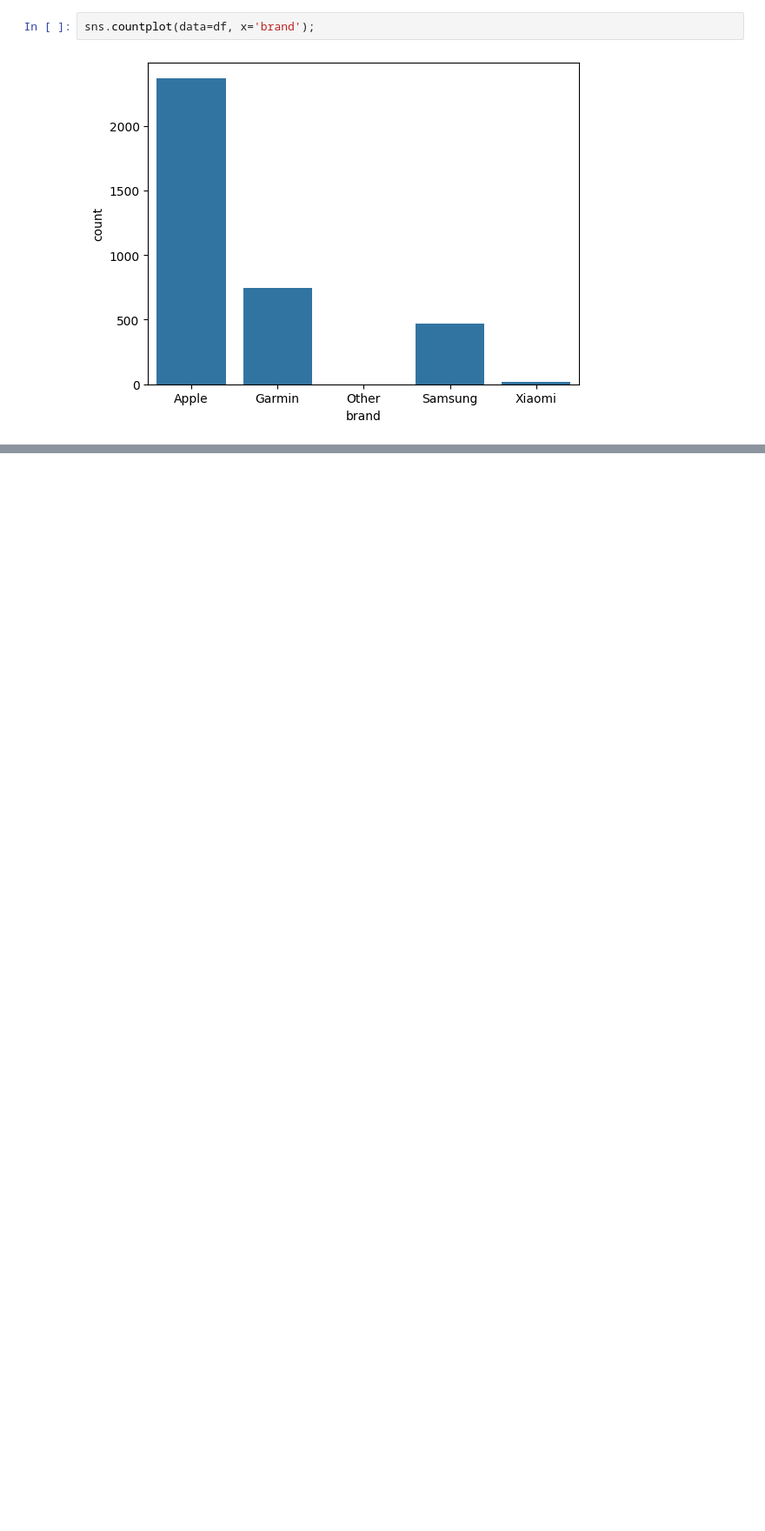
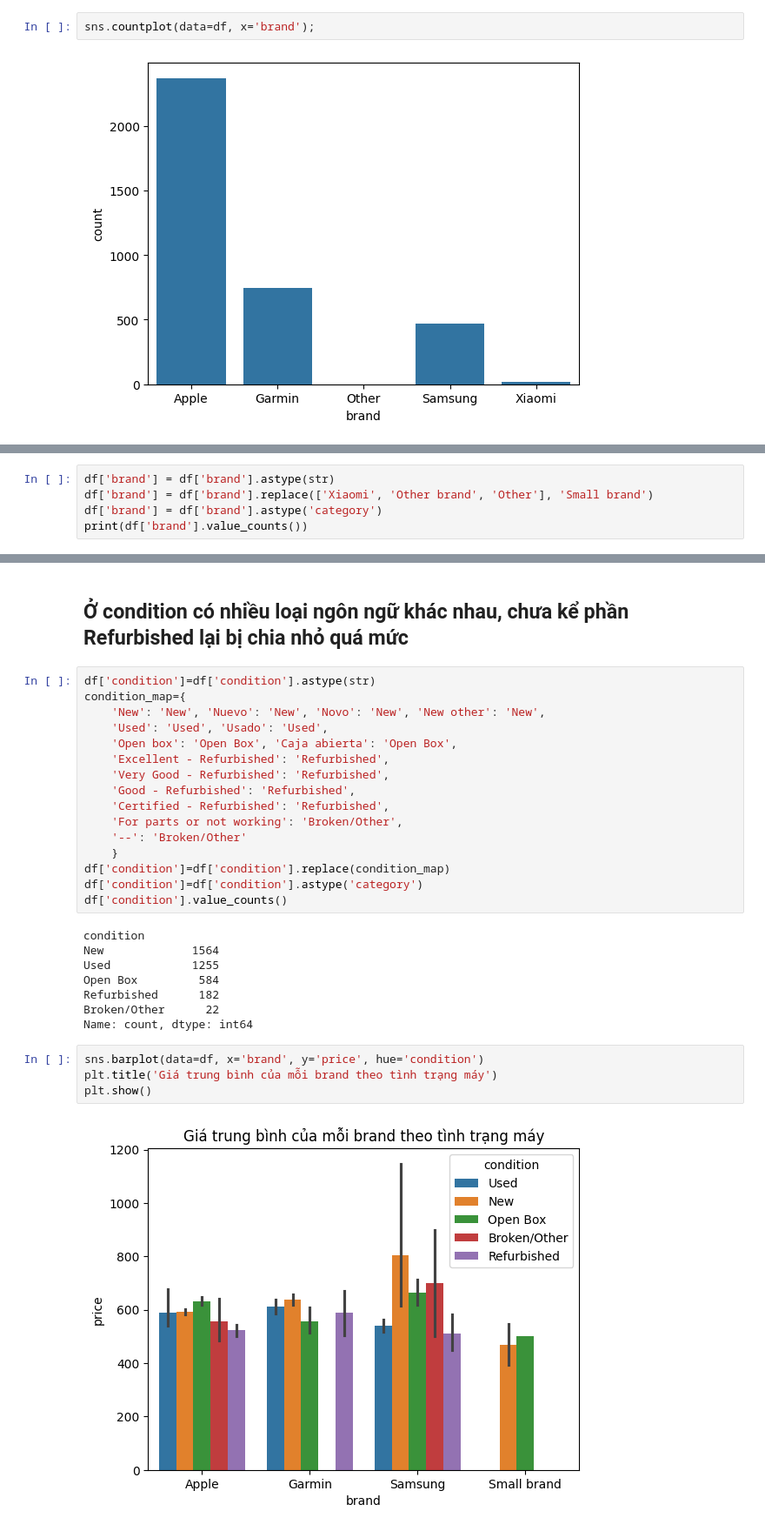
Before and after one commit to khangnguyen-data/Global_SmartWatch_Marketplace, a Jupyter notebook: EDA_demo.ipynb, the cells around one changed output, grey strips where cells are left out. Shown at 87% size. Cells and saved outputs as stored; diff of their text form; blank space fills up the shorter version.

```diff
--- a/EDA_demo.ipynb
+++ b/EDA_demo.ipynb
@@ -139,0 +175,5 @@ sns.countplot(data=df, x='brand');
+# %%
+df['brand'] = df['brand'].astype(str)
+df['brand'] = df['brand'].replace(['Xiaomi', 'Other brand', 'Other'], 'Small brand')
+df['brand'] = df['brand'].astype('category')
+print(df['brand'].value_counts())
@@ -139,0 +212,32 @@ sns.countplot(data=df, x='brand');
+# %% [markdown]
+## Ở condition có nhiều loại ngôn ngữ khác nhau, chưa kể phần Refurbished lại bị chia nhỏ quá mức
+# %%
+df['condition']=df['condition'].astype(str)
+condition_map={
+    'New': 'New', 'Nuevo': 'New', 'Novo': 'New', 'New other': 'New',
+    'Used': 'Used', 'Usado': 'Used',
+    'Open box': 'Open Box', 'Caja abierta': 'Open Box',
+    'Excellent - Refurbished': 'Refurbished',
+    'Very Good - Refurbished': 'Refurbished',
+    'Good - Refurbished': 'Refurbished',
+    'Certified - Refurbished': 'Refurbished',
+    'For parts or not working': 'Broken/Other',
+    '--': 'Broken/Other'
+    }
+df['condition']=df['condition'].replace(condition_map)
+df['condition']=df['condition'].astype('category')
+df['condition'].value_counts()
+# %% [output]
+condition
+New             1564
+Used            1255
+Open Box         584
+Refurbished      182
+Broken/Other      22
+Name: count, dtype: int64
+# %%
+sns.barplot(data=df, x='brand', y='price', hue='condition')
+plt.title('Giá trung bình của mỗi brand theo tình trạng máy')
+plt.show()
+# %% [output]
+[figure, added]
```
Also changed, not shown: parts of 19 cells of this notebook.
